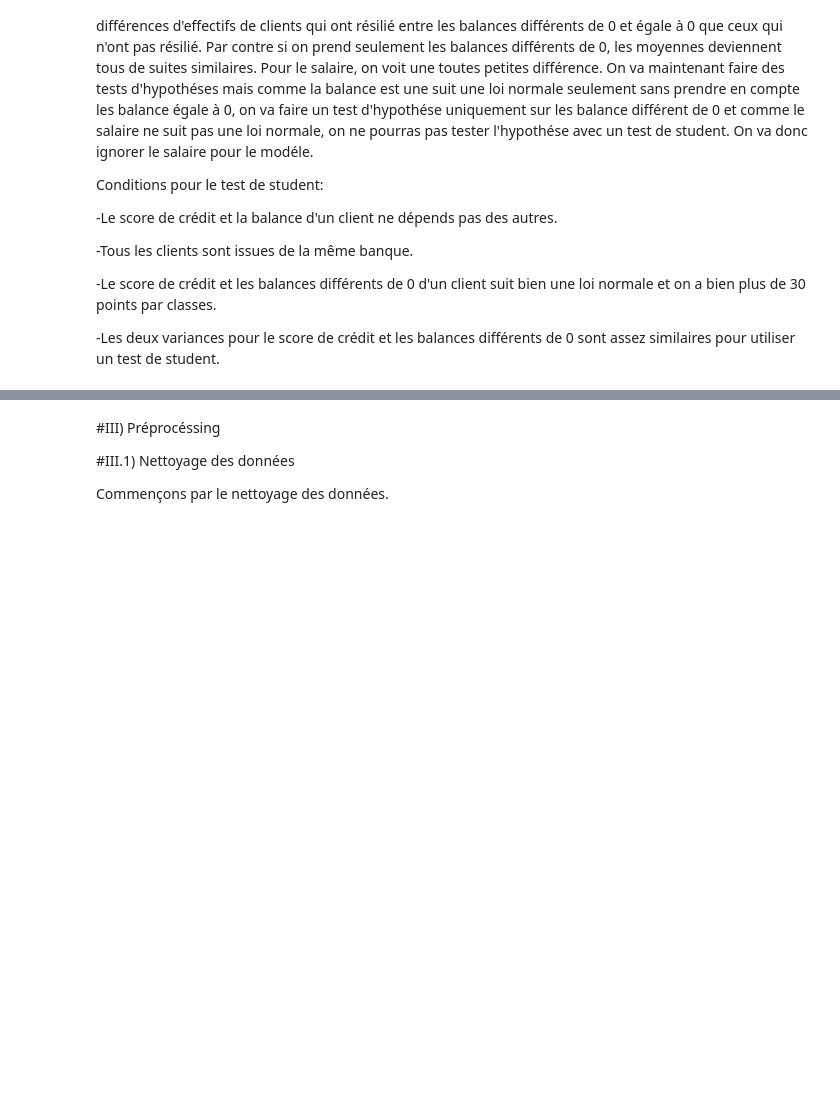
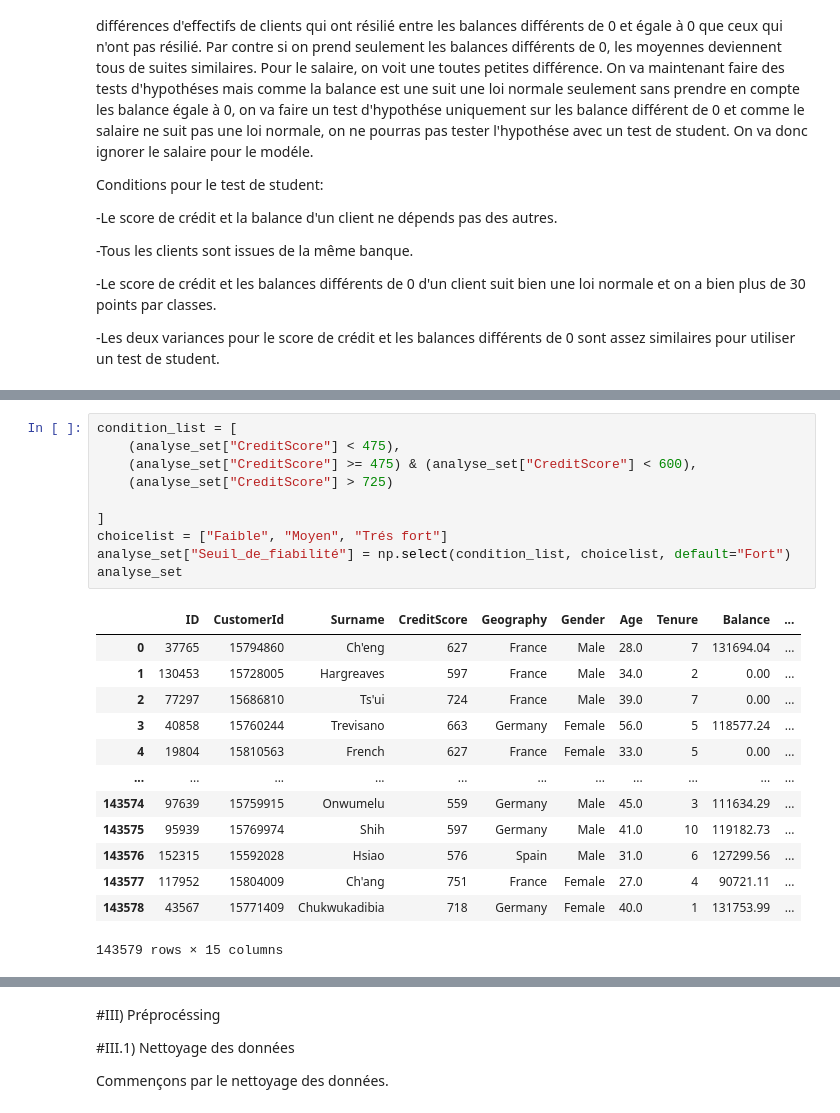
Before and after one commit to fmazur57u/Bank-churn, a Jupyter notebook: projet_bank_churn.ipynb, the cells around one changed output, grey strips where cells are left out. Saved outputs shown, nothing was run; the diff lists cells and outputs as text; blank space fills up the shorter version.

Commit message:
Analyse et discrétisation du score de crédit

```diff
--- a/projet_bank_churn.ipynb
+++ b/projet_bank_churn.ipynb
@@ -393,0 +424,24 @@ Conditions pour le test de student:
+# %%
+condition_list = [
+    (analyse_set["CreditScore"] < 475),
+    (analyse_set["CreditScore"] >= 475) & (analyse_set["CreditScore"] < 600),
+    (analyse_set["CreditScore"] > 725)
+
+]
+choicelist = ["Faible", "Moyen", "Trés fort"]
+analyse_set["Seuil_de_fiabilité"] = np.select(condition_list, choicelist, default="Fort")
+analyse_set
+# %% [output]
+|  | ID | CustomerId | Surname | CreditScore | Geography | Gender | Age | Tenure | Balance | ... |
+| 0 | 37765 | 15794860 | Ch'eng | 627 | France | Male | 28.0 | 7 | 131694.04 | ... |
+| 1 | 130453 | 15728005 | Hargreaves | 597 | France | Male | 34.0 | 2 | 0.00 | ... |
+| 2 | 77297 | 15686810 | Ts'ui | 724 | France | Male | 39.0 | 7 | 0.00 | ... |
+| 3 | 40858 | 15760244 | Trevisano | 663 | Germany | Female | 56.0 | 5 | 118577.24 | ... |
+| 4 | 19804 | 15810563 | French | 627 | France | Female | 33.0 | 5 | 0.00 | ... |
+| ... | ... | ... | ... | ... | ... | ... | ... | ... | ... | ... |
+| 143574 | 97639 | 15759915 | Onwumelu | 559 | Germany | Male | 45.0 | 3 | 111634.29 | ... |
+| 143575 | 95939 | 15769974 | Shih | 597 | Germany | Male | 41.0 | 10 | 119182.73 | ... |
+| 143576 | 152315 | 15592028 | Hsiao | 576 | Spain | Male | 31.0 | 6 | 127299.56 | ... |
+| 143577 | 117952 | 15804009 | Ch'ang | 751 | France | Female | 27.0 | 4 | 90721.11 | ... |
+| 143578 | 43567 | 15771409 | Chukwukadibia | 718 | Germany | Female | 40.0 | 1 | 131753.99 | ... |
+143579 rows × 15 columns
```
Also changed, not shown: parts of 7 cells of this notebook.
